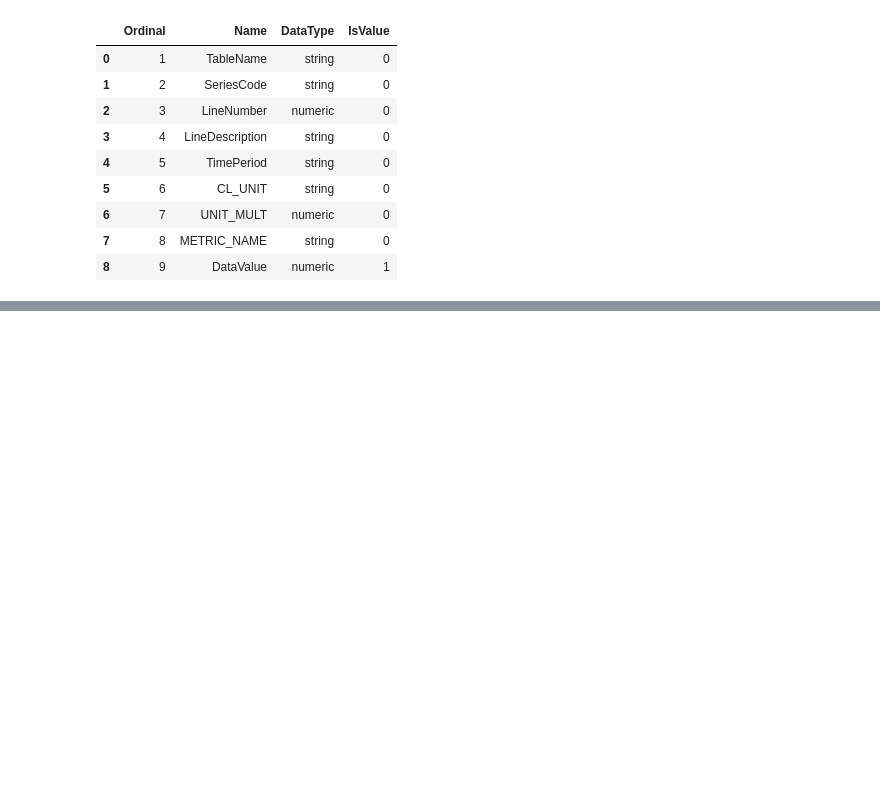
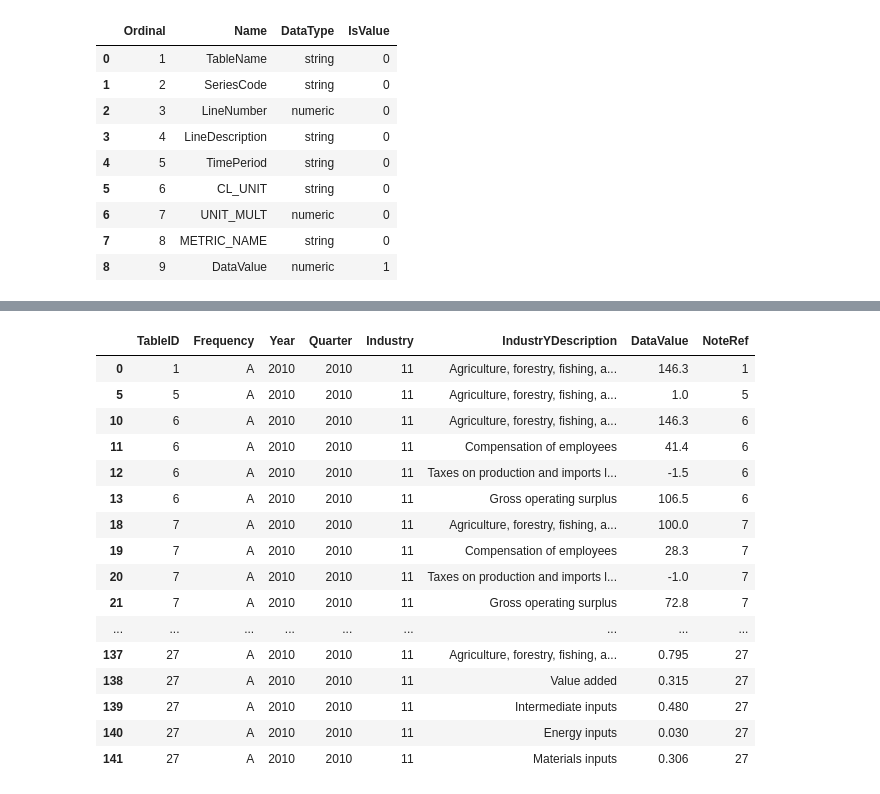
Before and after one commit to Jamals211/Realtors_Need_Closure, a Jupyter notebook: BEA.ipynb, the cells around one changed output, grey strips where cells are left out. Cells and saved outputs as stored; diff of their text form; code cells hidden in the pictures; blank space fills up the shorter version.

Commit message:
Importing Info

```diff
--- a/BEA.ipynb
+++ b/BEA.ipynb
@@ -94,6 +89,10 @@ d
 # %%
-url=f"http://apps.bea.gov/api/data?&UserID={key}&method=GetData&DataSetName=MNE&Year=2018,2019&Country=650,699&DirectionOfInvestment=Outward&Classification=Country&ResultFormat=json"
+url=f"https://apps.bea.gov/api/data?&UserID={key}&method=GetData&DataSetName=MNE&Year=2018,2019&Country=650,699&DirectionOfInvestment=Outward&Classification=Country&ResultFormat=json"
 r = requests.get(url)
 d = json.loads(r.text)
-d
+Investment_eighteen=[item for item in d['BEAAPI']['Results']['Data'] if item['Year'] == '2018']
+Investment_nineteen=[item for item in d['BEAAPI']['Results']['Data'] if item['Year'] == '2019']
+Investment_eighteen_df=pd.DataFrame(Investment_eighteen)
+Investment_nineteen_df=pd.DataFrame(Investment_nineteen)
+Investment_nineteen_df
 # %% [output]
@@ -401,9 +329,8 @@ TypeError: list indices must be integers or slices, not str
 # %%
-
 url=f'https://apps.bea.gov/api/data/?&UserID={key}&method=GetData&DataSetName=GDPbyIndustry&Year=2010&Industry=11&tableID=ALL&Frequency=A,Q&ResultFormat=JSON'
 r=requests.get(url)
 d=json.loads(r.text)
-Ag=[item for item in d['BEAAPI']['Results']['Data']]
+Ag=[item for item in d['BEAAPI']['Results'][0]['Data']]
 Ag_df=pd.DataFrame(Ag)
 Ag_df
 # %% [output]
@@ -430,0 +350,3 @@ d
+# %%
+Ag_year_df=Ag_df[Ag_df['Frequency']=='A']
+Ag_year_df
@@ -430,0 +367,20 @@ d
+# %%
+Ag_year_df[0:50]
+# %% [output]
+|  | TableID | Frequency | Year | Quarter | Industry | IndustrYDescription | DataValue | NoteRef |
+| 0 | 1 | A | 2010 | 2010 | 11 | Agriculture, forestry, fishing, a... | 146.3 | 1 |
+| 5 | 5 | A | 2010 | 2010 | 11 | Agriculture, forestry, fishing, a... | 1.0 | 5 |
+| 10 | 6 | A | 2010 | 2010 | 11 | Agriculture, forestry, fishing, a... | 146.3 | 6 |
+| 11 | 6 | A | 2010 | 2010 | 11 | Compensation of employees | 41.4 | 6 |
+| 12 | 6 | A | 2010 | 2010 | 11 | Taxes on production and imports l... | -1.5 | 6 |
+| 13 | 6 | A | 2010 | 2010 | 11 | Gross operating surplus | 106.5 | 6 |
+| 18 | 7 | A | 2010 | 2010 | 11 | Agriculture, forestry, fishing, a... | 100.0 | 7 |
+| 19 | 7 | A | 2010 | 2010 | 11 | Compensation of employees | 28.3 | 7 |
+| 20 | 7 | A | 2010 | 2010 | 11 | Taxes on production and imports l... | -1.0 | 7 |
+| 21 | 7 | A | 2010 | 2010 | 11 | Gross operating surplus | 72.8 | 7 |
+| ... | ... | ... | ... | ... | ... | ... | ... | ... |
+| 137 | 27 | A | 2010 | 2010 | 11 | Agriculture, forestry, fishing, a... | 0.795 | 27 |
+| 138 | 27 | A | 2010 | 2010 | 11 | Value added | 0.315 | 27 |
+| 139 | 27 | A | 2010 | 2010 | 11 | Intermediate inputs | 0.480 | 27 |
+| 140 | 27 | A | 2010 | 2010 | 11 | Energy inputs | 0.030 | 27 |
+| 141 | 27 | A | 2010 | 2010 | 11 | Materials inputs | 0.306 | 27 |
```
Also changed, not shown: parts of 24 cells of this notebook, 2 other files.
